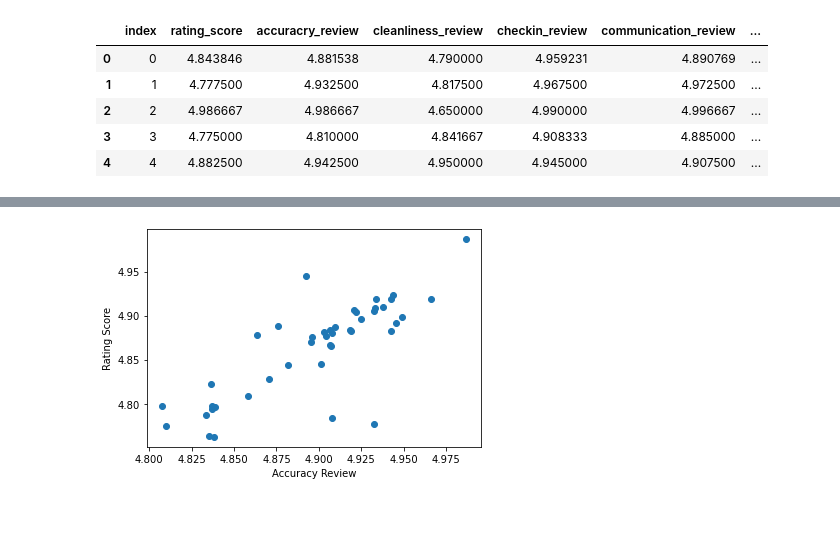
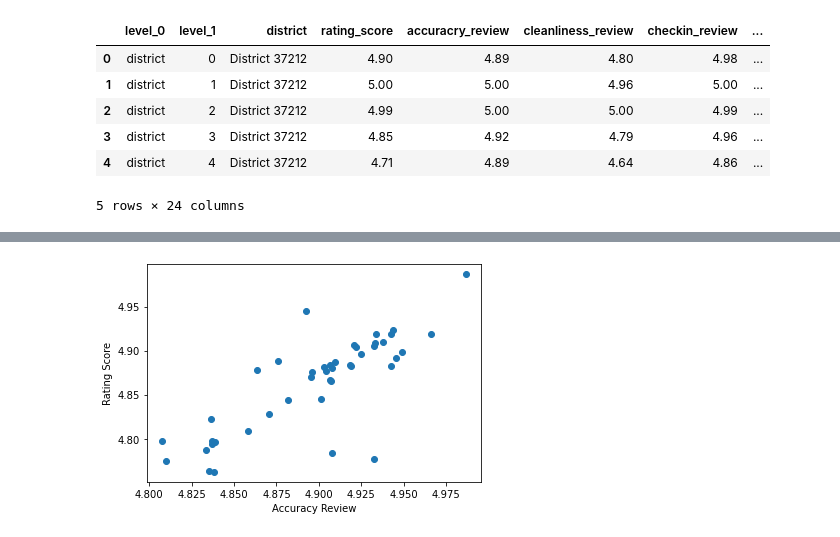
Before and after one commit to JonathanBrown003/Airbnb-A-Closer-Look-Nashville-Asheville, a Jupyter notebook: ML_AirBNB.ipynb, the cells around one changed output, grey strips where cells are left out. Saved outputs shown, nothing was run; the diff lists cells and outputs as text; code cells hidden in the pictures.

Commit message:
final main dataframes that are now in SQL

```diff
--- a/ML_AirBNB.ipynb
+++ b/ML_AirBNB.ipynb
@@ -21,13 +21,14 @@ dbConnection = engine.connect()
 # %%
 # reading the data from PostgreSQL database table and load into a DF
 
-airBNB_df = pd.read_sql("select * from all_ratings", dbConnection)
+airBNB_df = pd.read_sql("select * from known_zip_ratings", dbConnection)
 
 airBNB_df.head()
 # %% [output]
-|  | index | rating_score | accuracry_review | cleanliness_review | checkin_review | communication_review | ... |
-| 0 | 0 | 4.843846 | 4.881538 | 4.790000 | 4.959231 | 4.890769 | ... |
-| 1 | 1 | 4.777500 | 4.932500 | 4.817500 | 4.967500 | 4.972500 | ... |
-| 2 | 2 | 4.986667 | 4.986667 | 4.650000 | 4.990000 | 4.996667 | ... |
-| 3 | 3 | 4.775000 | 4.810000 | 4.841667 | 4.908333 | 4.885000 | ... |
-| 4 | 4 | 4.882500 | 4.942500 | 4.950000 | 4.945000 | 4.907500 | ... |
+|  | level_0 | level_1 | district | rating_score | accuracry_review | cleanliness_review | checkin_review | ... |
+| 0 | district | 0 | District 37212 | 4.90 | 4.89 | 4.80 | 4.98 | ... |
+| 1 | district | 1 | District 37212 | 5.00 | 5.00 | 4.96 | 5.00 | ... |
+| 2 | district | 2 | District 37212 | 4.99 | 5.00 | 5.00 | 4.99 | ... |
+| 3 | district | 3 | District 37212 | 4.85 | 4.92 | 4.79 | 4.96 | ... |
+| 4 | district | 4 | District 37212 | 4.71 | 4.89 | 4.64 | 4.86 | ... |
+5 rows × 24 columns
```
Also changed, not shown: parts of 1 cell of this notebook, 6 other files.
